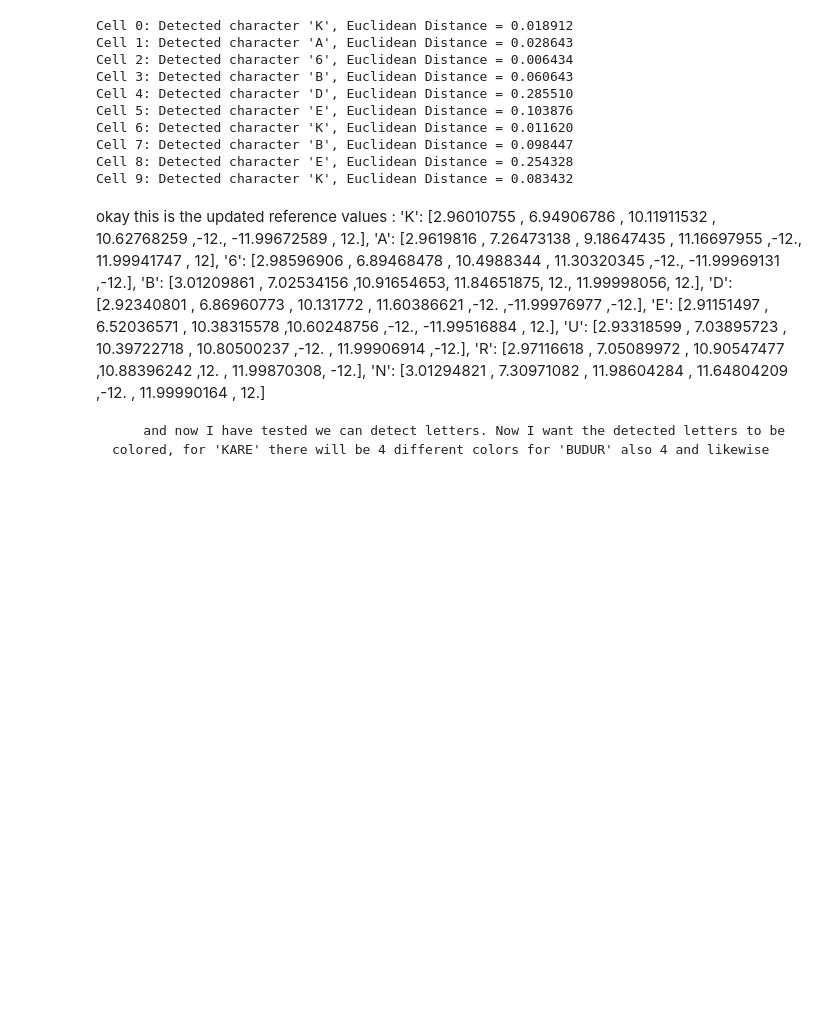
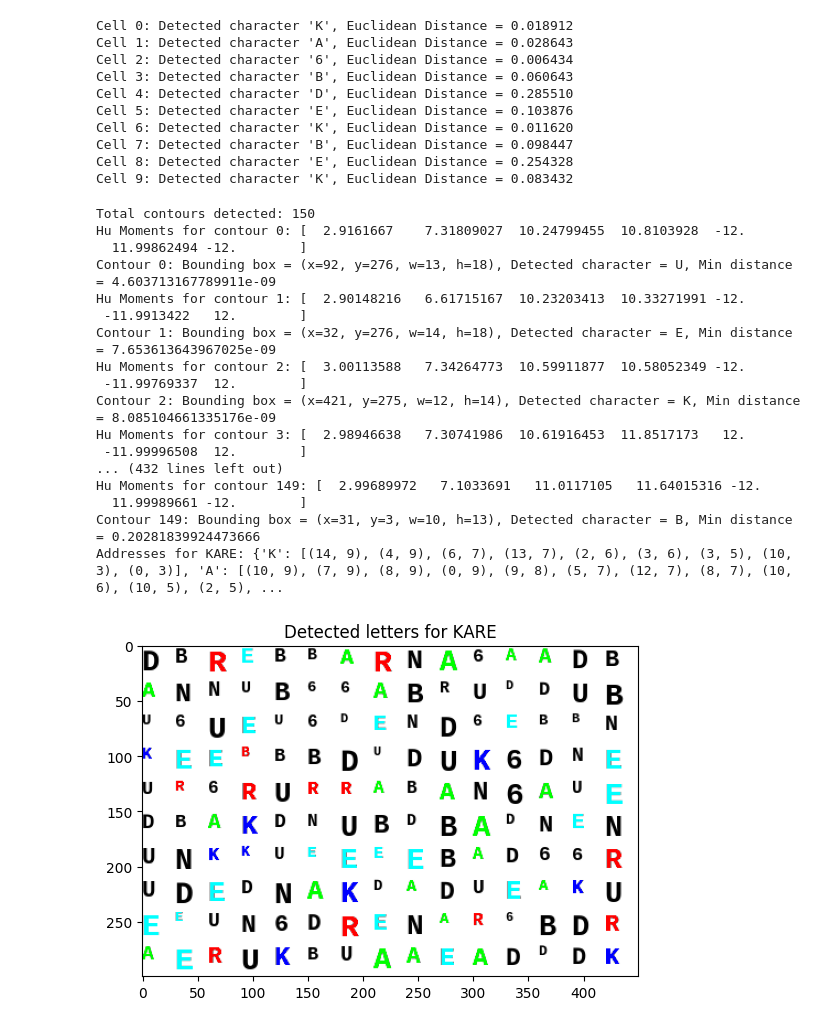
Before and after one commit to amnessa/MECH536, a Jupyter notebook: aufgabe/alphabet_soup/Alphabet_2738938.ipynb, the cells around one changed output. Cells and saved outputs as stored; diff of their text form; code cells hidden in the pictures; blank space fills up the shorter version.

```diff
--- a/aufgabe/alphabet_soup/Alphabet_2738938.ipynb
+++ b/aufgabe/alphabet_soup/Alphabet_2738938.ipynb
@@ -607,17 +500,3 @@ Cell 6: Detected character 'K', Euclidean Distance = 0.011620
 Cell 7: Detected character 'B', Euclidean Distance = 0.098447
 Cell 8: Detected character 'E', Euclidean Distance = 0.254328
 Cell 9: Detected character 'K', Euclidean Distance = 0.083432
-# %% [markdown]
-okay this is the updated reference values :
-        'K': [2.96010755  , 6.94906786 , 10.11911532 , 10.62768259 ,-12., -11.99672589 , 12.],
-        'A': [2.9619816  ,  7.26473138 ,  9.18647435 , 11.16697955 ,-12.,  11.99941747 , 12],
-        '6': [2.98596906 ,  6.89468478 , 10.4988344  , 11.30320345 ,-12., -11.99969131 ,-12.],
-        'B': [3.01209861 , 7.02534156 ,10.91654653, 11.84651875,     12.,  11.99998056, 12.],
-        'D': [2.92340801 ,  6.86960773 , 10.131772   , 11.60386621 ,-12. ,-11.99976977 ,-12.],
-        'E': [2.91151497  , 6.52036571 , 10.38315578  ,10.60248756 ,-12., -11.99516884 , 12.],
-        'U': [2.93318599 ,  7.03895723 , 10.39722718 , 10.80500237 ,-12. , 11.99906914 ,-12.],
-        'R': [2.97116618 ,  7.05089972 , 10.90547477  ,10.88396242  ,12. , 11.99870308, -12.],
-        'N': [3.01294821 ,  7.30971082 , 11.98604284 , 11.64804209 ,-12. , 11.99990164 , 12.]
-
-
-        and now I have tested we can detect letters. Now I want the detected letters to be colored, for 'KARE' there will be 4 different colors for 'BUDUR' also 4 and likewise
@@ -623,0 +828,27 @@ okay this is the updated reference values :
+# %%
+# Assuming `img` is generated using your provided image generation code
+text1 = "KARE"
+result1, addresses1 = SearchInAlphabetSoup_Hu_Color(img, text1)
+
+plt.imshow(cv.cvtColor(result1, cv.COLOR_BGR2RGB))
+plt.title(f"Detected letters for {text1}")
+plt.show()
+# %% [output]
+Total contours detected: 150
+Hu Moments for contour 0: [  2.9161667    7.31809027  10.24799455  10.8103928  -12.
+  11.99862494 -12.        ]
+Contour 0: Bounding box = (x=92, y=276, w=13, h=18), Detected character = U, Min distance = 4.603713167789911e-09
+Hu Moments for contour 1: [  2.90148216   6.61715167  10.23203413  10.33271991 -12.
+ -11.9913422   12.        ]
+Contour 1: Bounding box = (x=32, y=276, w=14, h=18), Detected character = E, Min distance = 7.653613643967025e-09
+Hu Moments for contour 2: [  3.00113588   7.34264773  10.59911877  10.58052349 -12.
+ -11.99769337  12.        ]
+Contour 2: Bounding box = (x=421, y=275, w=12, h=14), Detected character = K, Min distance = 8.085104661335176e-09
+Hu Moments for contour 3: [  2.98946638   7.30741986  10.61916453  11.8517173   12.
+ -11.99996508  12.        ]
+... (432 lines left out)
+Hu Moments for contour 149: [  2.99689972   7.1033691   11.0117105   11.64015316 -12.
+  11.99989661 -12.        ]
+Contour 149: Bounding box = (x=31, y=3, w=10, h=13), Detected character = B, Min distance = 0.20281839924473666
+Addresses for KARE: {'K': [(14, 9), (4, 9), (6, 7), (13, 7), (2, 6), (3, 6), (3, 5), (10, 3), (0, 3)], 'A': [(10, 9), (7, 9), (8, 9), (0, 9), (9, 8), (5, 7), (12, 7), (8, 7), (10, 6), (10, 5), (2, 5), ...
+[figure, added]
```
Also changed, not shown: parts of 13 cells of this notebook.
